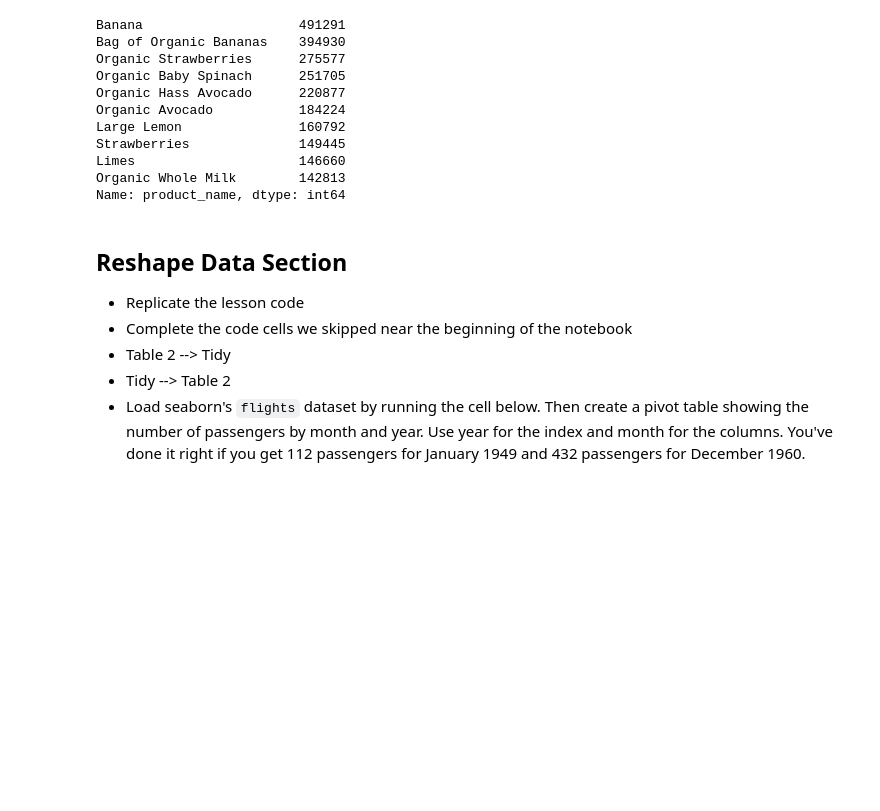
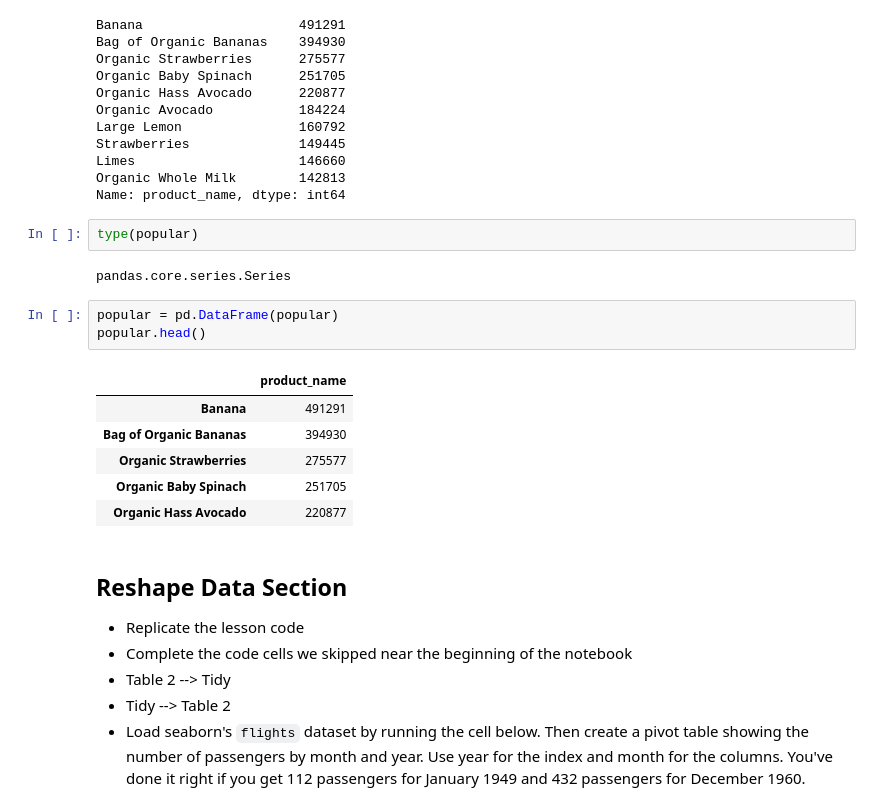
Before and after one commit to johnwesleyharding/DS-Unit-1-Sprint-1-Data-Wrangling-and-Storytelling, a Jupyter notebook: JWH_assignment_DS_113_Join_and_Reshape_Data.ipynb, the cells around one changed output. Cells and saved outputs as stored; diff of their text form; blank space fills up the shorter version.

```diff
--- a/JWH_assignment_DS_113_Join_and_Reshape_Data.ipynb
+++ b/JWH_assignment_DS_113_Join_and_Reshape_Data.ipynb
@@ -239,6 +239,20 @@ Strawberries              149445
 Limes                     146660
 Organic Whole Milk        142813
 Name: product_name, dtype: int64
+# %%
+type(popular)
+# %% [output]
+pandas.core.series.Series
+# %%
+popular = pd.DataFrame(popular)
+popular.head()
+# %% [output]
+|  | product_name |
+| Banana | 491291 |
+| Bag of Organic Bananas | 394930 |
+| Organic Strawberries | 275577 |
+| Organic Baby Spinach | 251705 |
+| Organic Hass Avocado | 220877 |
 # %% [markdown]
 ## Reshape Data Section
 
```
Also changed, not shown: parts of 8 cells of this notebook.
